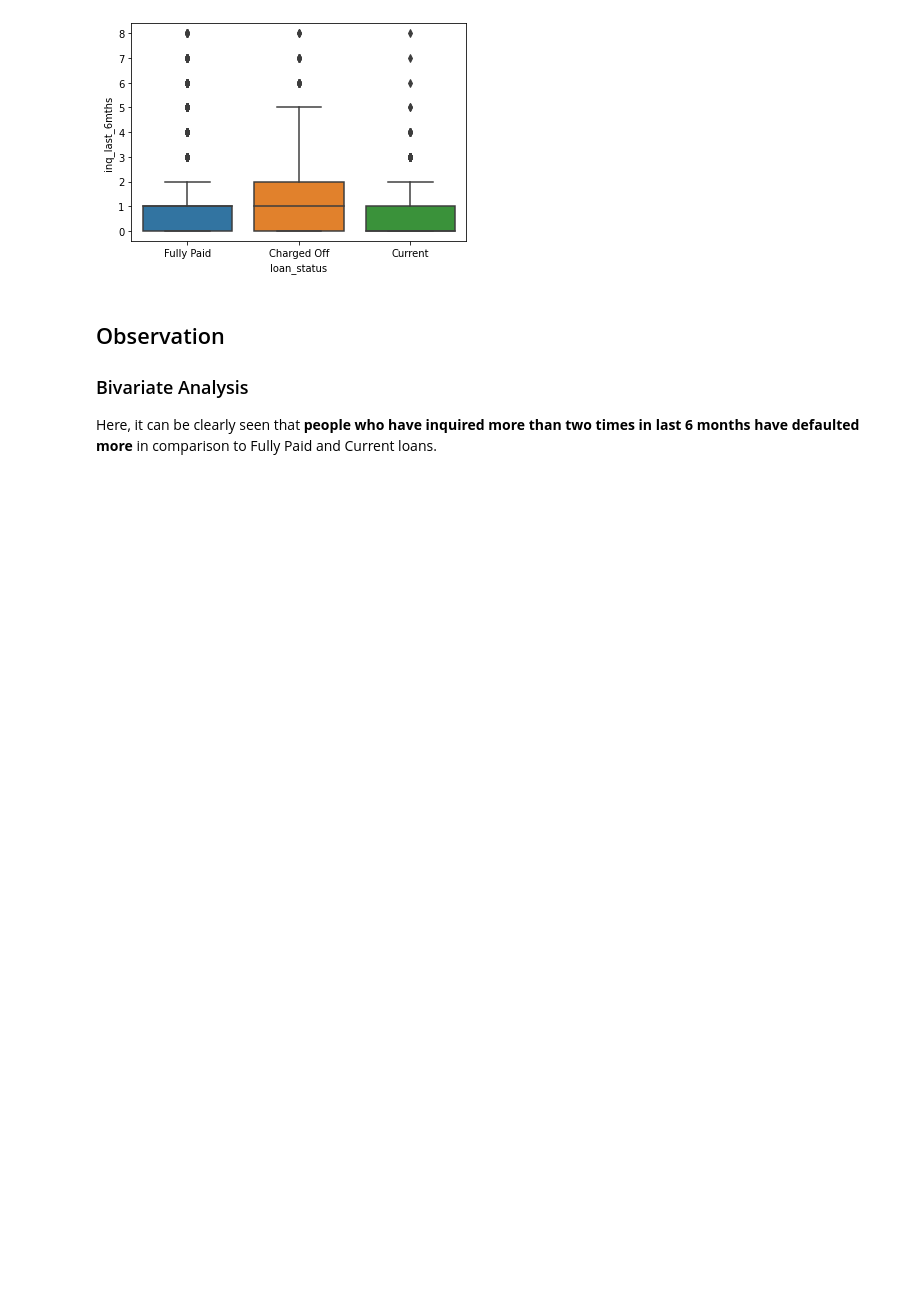
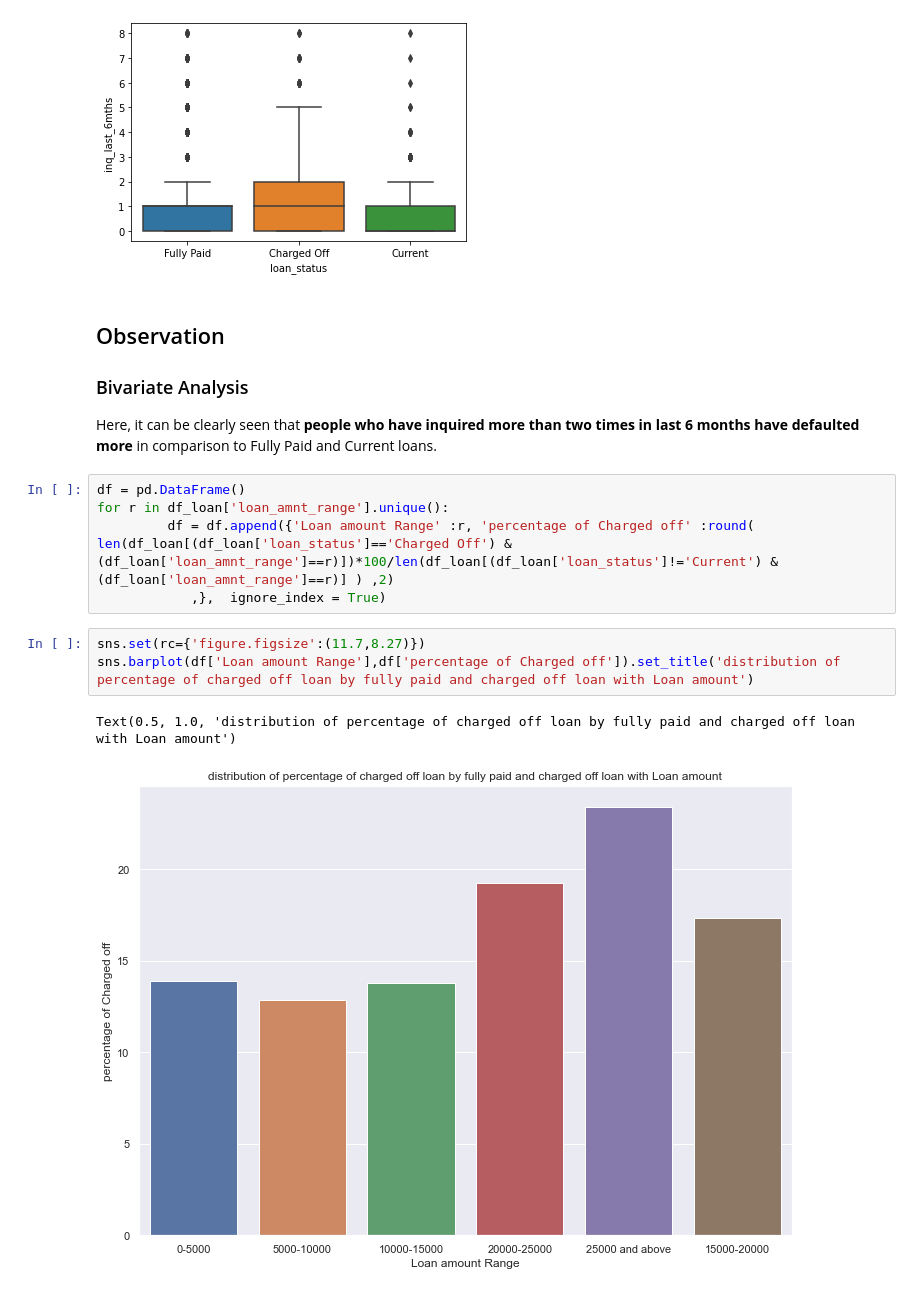
Before and after one commit to pndy19/lending_club_case_study, a Jupyter notebook: Lending_Club.ipynb, the cells around one changed output. Drawn from its saved outputs; the diff is of its cells as text; blank space fills up the shorter version.

```diff
--- a/Lending_Club.ipynb
+++ b/Lending_Club.ipynb
@@ -811,3 +814,14 @@ sns.boxplot(y='inq_last_6mths', x='loan_status', data=df_loan)
 ### Bivariate Analysis
 
 Here, it can be clearly seen that __people who have inquired more than two times in last 6 months have defaulted more__ in comparison to Fully Paid and Current loans.
+# %%
+df = pd.DataFrame()
+for r in df_loan['loan_amnt_range'].unique():
+         df = df.append({'Loan amount Range' :r, 'percentage of Charged off' :round( len(df_loan[(df_loan['loan_status']=='Charged Off') & (df_loan['loan_amnt_range']==r)])*100/len(df_loan[(df_loan['loan_status']!='Current') & (df_loan['loan_amnt_range']==r)] ) ,2)
+            ,},  ignore_index = True)
+# %%
+sns.set(rc={'figure.figsize':(11.7,8.27)})
+sns.barplot(df['Loan amount Range'],df['percentage of Charged off']).set_title('distribution of percentage of charged off loan by fully paid and charged off loan with Loan amount')
+# %% [output]
+Text(0.5, 1.0, 'distribution of percentage of charged off loan by fully paid and charged off loan with Loan amount')
+[figure, added]
```
Also changed, not shown: parts of 20 cells of this notebook.
